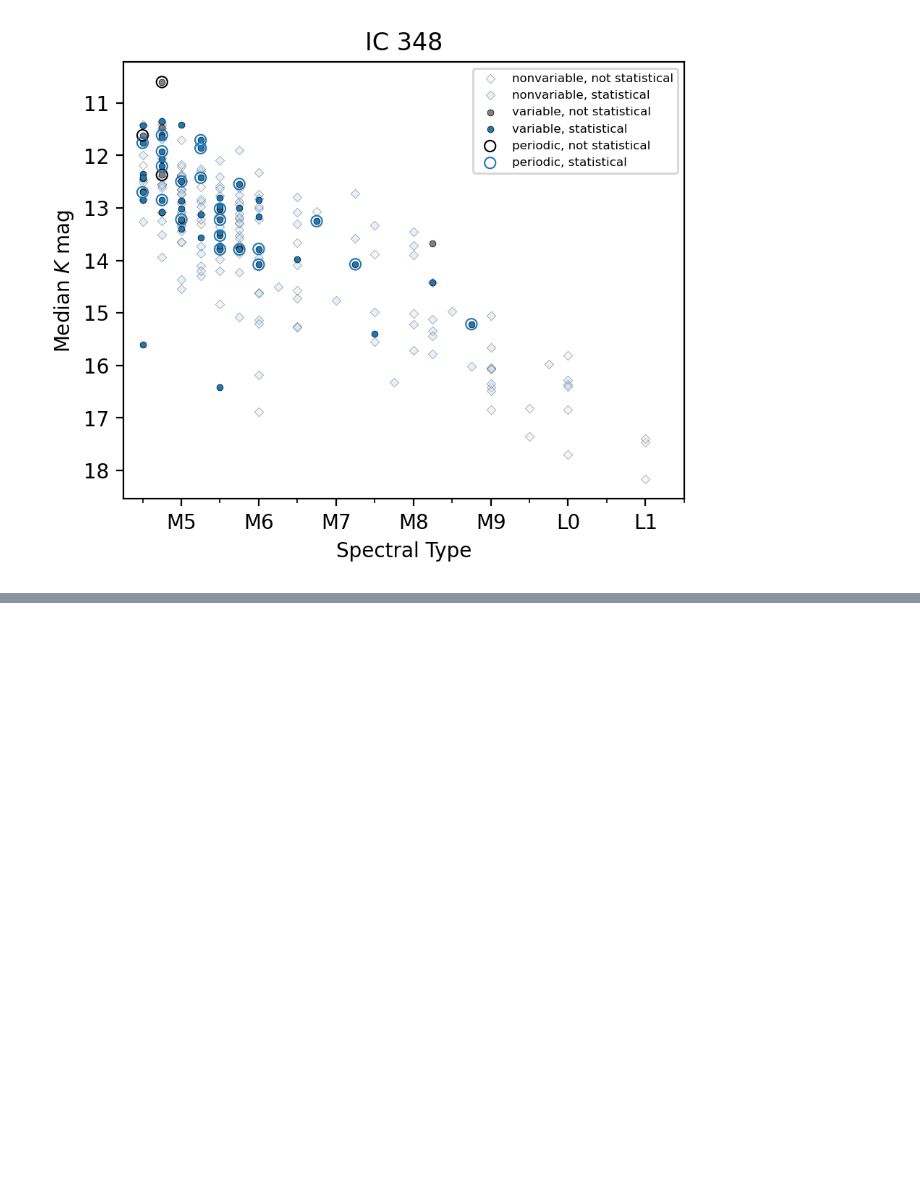
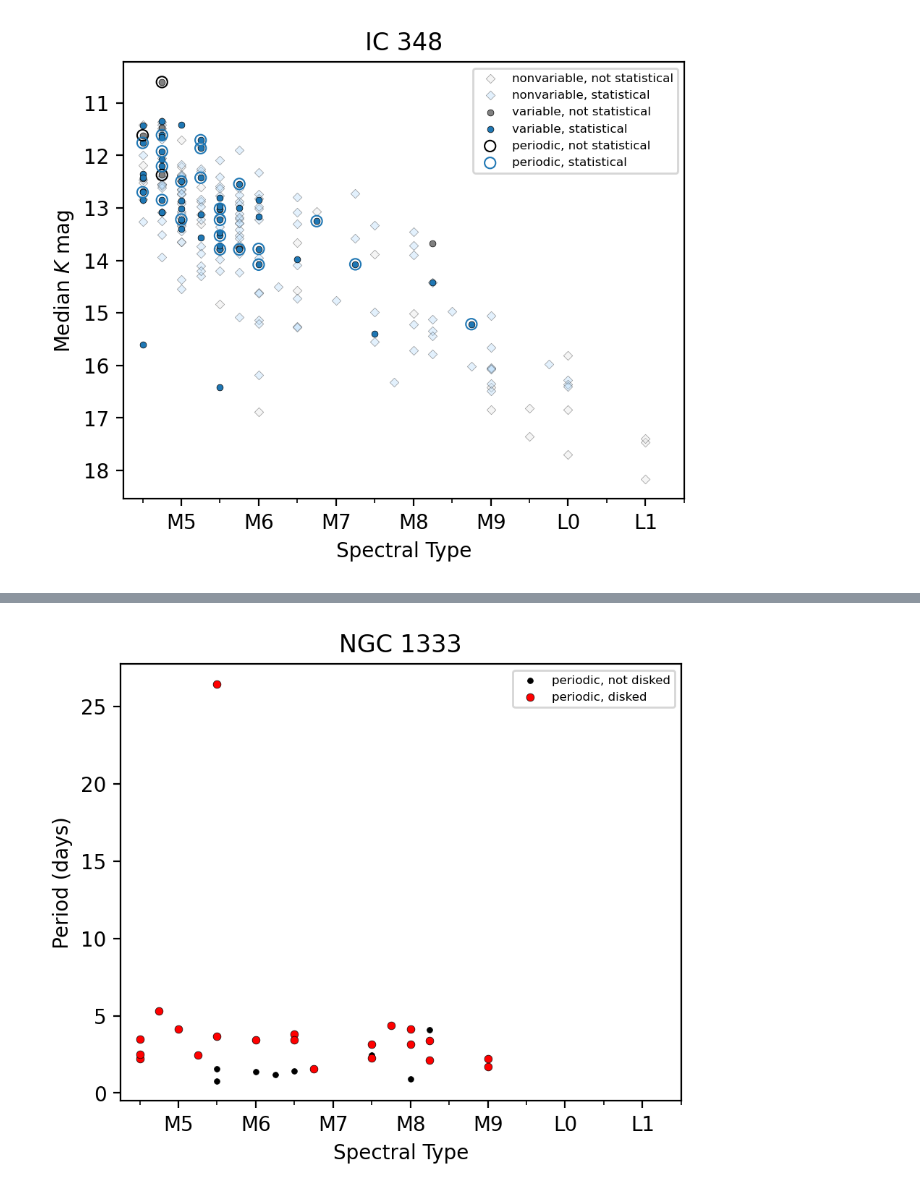
Before and after one commit to tomr-stargazer/Variability_Project_2020, a Jupyter notebook: wuvars/analysis/prototypes/March 1, 2022 variability notebook.ipynb, the cells around one changed output, grey strips where cells are left out. Drawn from its saved outputs; the diff is of its cells as text; code cells hidden in the pictures; blank space fills up the shorter version.

```diff
--- a/wuvars/analysis/prototypes/March 1, 2022 variability notebook.ipynb
+++ b/wuvars/analysis/prototypes/March 1, 2022 variability notebook.ipynb
@@ -1333,0 +2040,6 @@ v_subj: 6
+# %%
+stat = select_targets(8, attr='statistical')
+disks = select_disks(8, attr='statistical')
+nondisks = select_disks(8, attr='statistical', choice='no')
+
+np.sum(stat), np.sum(disks), np.sum(nondisks)
@@ -1333,0 +2216,93 @@ v_subj: 6
+# %%
+for wserv in [7, 8]:
+
+    print(f"WSERV{wserv}:")
+
+    ref = select_targets(wserv)
+    stat = select_targets(wserv, attr='statistical')
+    v2, v1 = select_stetson_variables(wserv)
+    v_per = select_periodic_variables(wserv)
+    v_subj = select_subjective_variables(wserv)
+
+    disks = select_disks(wserv)
+    nondisks = select_disks(wserv, choice='no')
+
+
+    print(f"Ref: {np.sum(ref)}")
+    print(f"v2: {np.sum(ref & v2)}")
+    print(f"v1: {np.sum(ref & v1)}")
+    print(f"v_per: {np.sum(ref & v_per)}")
+    print(f"v_subj: {np.sum(ref & v_subj)}")
+
+    vv = select_variables(wserv)
+
+    # plot stuff appears below
+
+    x_match = reference_dict[wserv]
+    ds = spread[f"wserv{wserv}"]
+
+    x_crit = np.in1d(x_match.approved['SOURCEID'], ds.index[ref & stat])
+
+    nonvar = np.in1d(x_match.approved['SOURCEID'], ds.index[ref & ~stat & ~vv])
+    nonvar_stat = np.in1d(x_match.approved['SOURCEID'], ds.index[ref & stat & ~vv])
+    var = np.in1d(x_match.approved['SOURCEID'], ds.index[ref & vv & ~stat])
+    var_stat = np.in1d(x_match.approved['SOURCEID'], ds.index[ref & vv & stat])
+    per = np.in1d(x_match.approved['SOURCEID'], ds.index[ref & v_per & ~stat])
+    per_stat = np.in1d(x_match.approved['SOURCEID'], ds.index[ref & v_per & stat])
+
+    per_disks = np.in1d(x_match.approved['SOURCEID'], ds.index[ref & v_per & disks])
+    per_nondisks = np.in1d(x_match.approved['SOURCEID'], ds.index[ref & v_per & nondisks])
+
+
+#     print(x_match.approved['SOURCEID'][per])
+#     break
+
+
+    period_table = select_periodic_variables_experimental(wserv)
+    period_table_per = period_table.loc[x_match.approved['SOURCEID'][per]]
+    period_table_per_stat = period_table.loc[x_match.approved['SOURCEID'][per_stat]]
+
+    period_table_per_disk = period_table.loc[x_match.approved['SOURCEID'][per_disks]]
+    period_table_per_nondisk = period_table.loc[x_match.approved['SOURCEID'][per_nondisks]]
+
+    fig = plt.figure(figsize=(5,4), dpi=200)
+    ax = fig.add_subplot(111)
+
+    ax.scatter(
+        x_match.approved['SpT'][per_nondisks],
+#         x_match.approved['range_KAPERMAG3'][per],
+        period_table_per_nondisk['Period'],
+        s=8,
+        linewidths=0.25,
+        marker='o',
+        c='k',
+        ec='k',
+        label='periodic, not disked'
+    )
+    ax.scatter(
+        x_match.approved['SpT'][per_disks],
+#         x_match.approved['range_KAPERMAG3'][per_stat],
+        period_table_per_disk['Period'],
+        s=15,
+        linewidths=0.25,
+        c='r',
+        ec='k',
+        label='periodic, disked'
+    )
+
+#     ax.invert_yaxis()
+
+    ax.set_xlim(4.25, 11.5)
+    ax.set_xlabel("Spectral Type")
+    ax.set_ylabel("Period (days)")
+
+    xticks = ax.get_xticks()
+    xticks_minor = np.arange(4.5, 12, 0.5)
+    ax.set_xticks(xticks_minor, minor=True)
+    new_xtick_labels = [get_SpT_from_num(x)[:-2] for x in xticks]
+    ax.set_xticklabels(new_xtick_labels)
+
+    ax.set_title(full_names[wserv])
+    plt.legend(fontsize=6)
+#     plt.savefig(f"randomtitle_{short_names[wserv]}.pdf")
+# %% [output]
@@ -1333,0 +2323 @@ v_subj: 6
+[figure, added]
```
Also changed, not shown: parts of 54 cells of this notebook.
